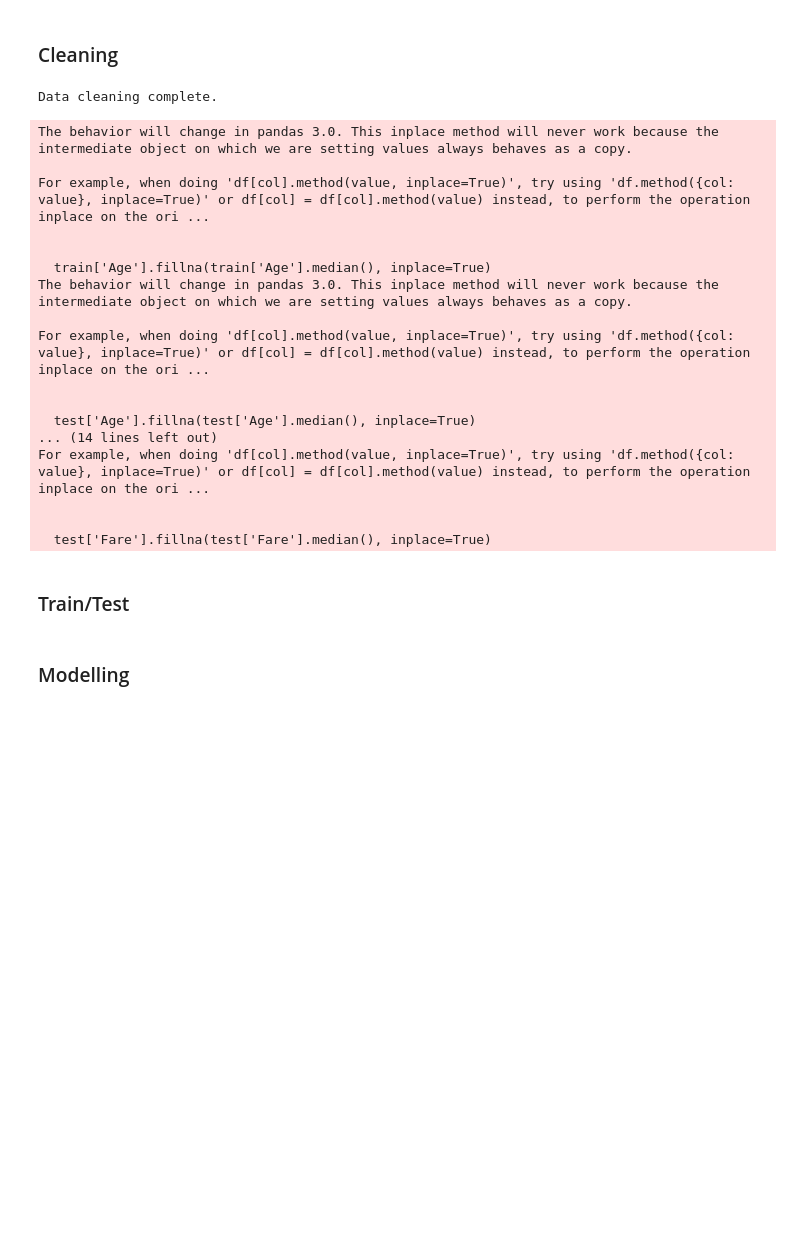
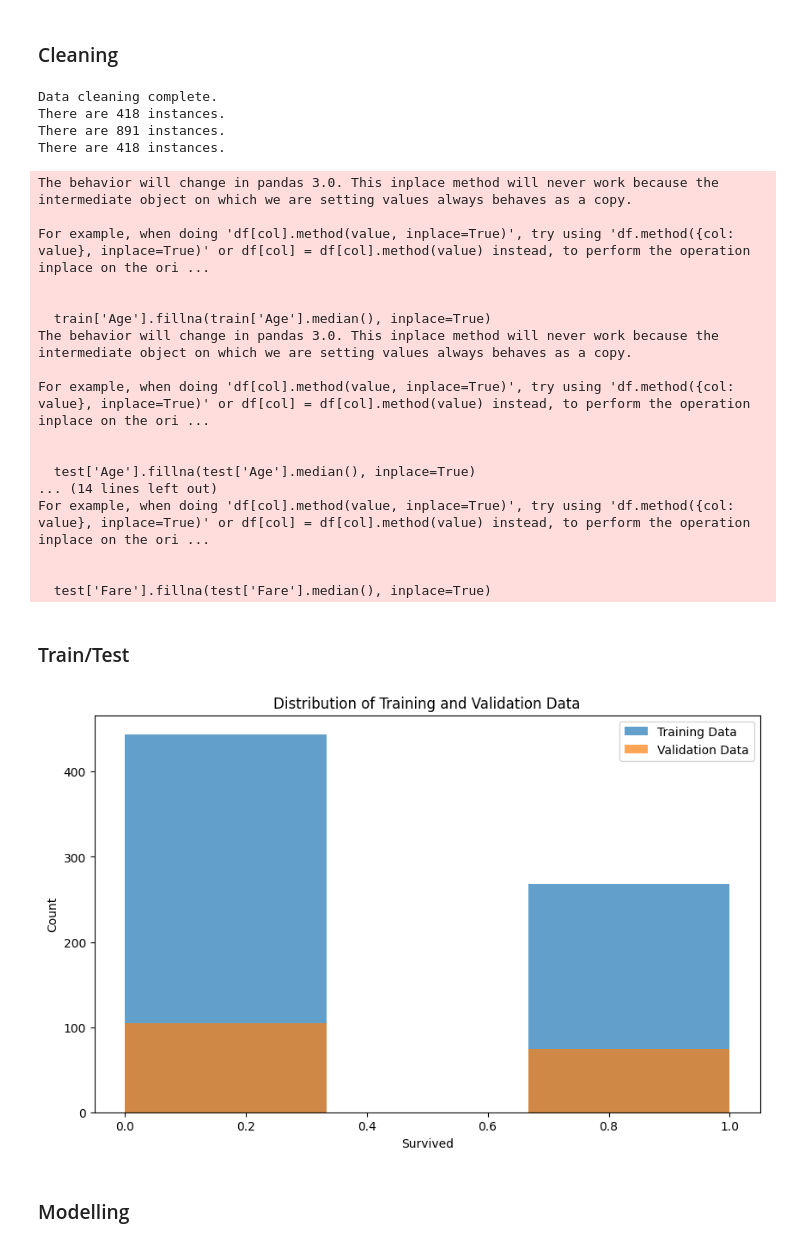
Before and after one commit to KiehlZz/Project-AI, a Jupyter notebook: titanicPrediction.ipynb, the cells around one changed output. Cells and saved outputs as stored; diff of their text form; code cells hidden in the pictures; blank space fills up the shorter version.

```diff
--- a/titanicPrediction.ipynb
+++ b/titanicPrediction.ipynb
@@ -48,8 +48,15 @@ train.to_csv('cleaned_train.csv', index=False)
 test.to_csv('cleaned_test.csv', index=False)
 
 print("\nData cleaning complete.")
+
+print(f"There are {len(gender_submission.index)} instances.")
+print(f"There are {len(train.index)} instances.")
+print(f"There are {len(test.index)} instances.")
 # %% [output]
 Data cleaning complete.
+There are 418 instances.
+There are 891 instances.
+There are 418 instances.
 The behavior will change in pandas 3.0. This inplace method will never work because the intermediate object on which we are setting values always behaves as a copy.
 
 For example, when doing 'df[col].method(value, inplace=True)', try using 'df.method({col: value}, inplace=True)' or df[col] = df[col].method(value) instead, to perform the operation inplace on the ori ...
@@ -71,11 +78,23 @@ For example, when doing 'df[col].method(value, inplace=True)', try using 'df.met
 ### Train/Test
 # %%
 # Split the training data into features and target
-X = train.drop('Survived', axis=1).values
-y = train['Survived'].values
+X = train.drop('Survived', axis=1).values.astype(np.float64)
+y = train['Survived'].values.astype(np.float64)
 
 # Split the training data into training and validation sets
 X_train, X_val, y_train, y_val = train_test_split(X, y, test_size=0.2, random_state=42)
+
+# Plot the training and validation data distribution
+plt.figure(figsize=(10, 6))
+plt.hist(y_train, bins=3, alpha=0.7, label='Training Data')
+plt.hist(y_val, bins=3, alpha=0.7, label='Validation Data')
+plt.xlabel('Survived')
+plt.ylabel('Count')
+plt.title('Distribution of Training and Validation Data')
+plt.legend()
+plt.show()
+# %% [output]
+[figure, added]
 # %% [markdown]
 ### Modelling
 # %%
```
Also changed, not shown: parts of 5 cells of this notebook, 2 other files.
